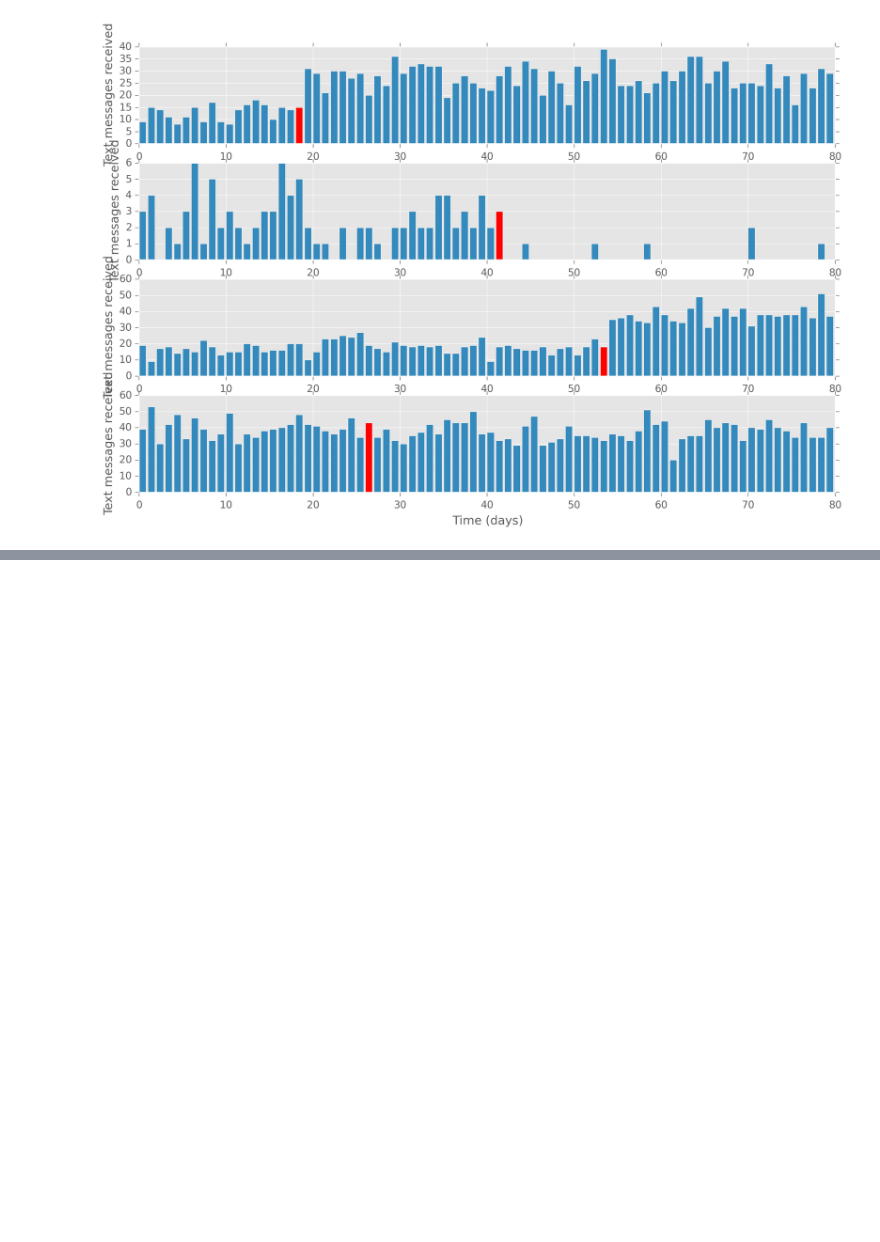
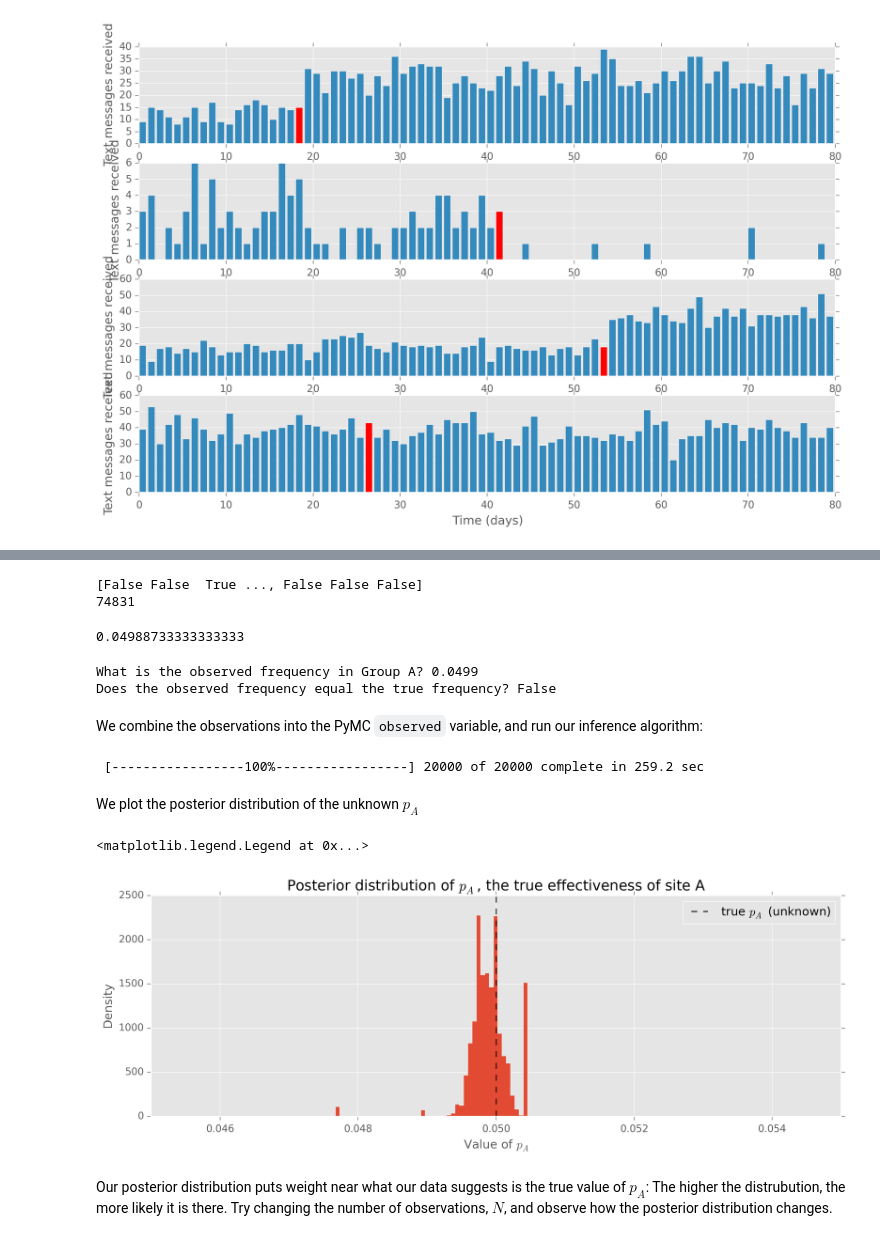
Before and after one commit to doolingdavid/Probabilistic-Programming-and-Bayesian-Methods-for-Hackers, a Jupyter notebook: Chapter2_MorePyMC/chaptertwonotes.ipynb, the cells around one changed output, grey strips where cells are left out. Saved outputs shown, nothing was run; the diff lists cells and outputs as text; code cells hidden in the pictures; blank space fills up the shorter version.

Commit message:
edits to  chaptertwonotes

````diff
--- a/Chapter2_MorePyMC/chaptertwonotes.ipynb
+++ b/Chapter2_MorePyMC/chaptertwonotes.ipynb
@@ -389,0 +419,5 @@ for i in range(4):
+# %%
+import pymc as pm
+
+# The parameters are the bounds of the Uniform
+p = pm.Uniform('p', lower=0, upper=1)
@@ -389,0 +427,56 @@ for i in range(4):
+# %%
+# set constants
+p_true = 0.05 # remember, this is unknown in real life
+N = 1500000
+# sample N Bernoulli random variables from Ber(0.05)
+# Eacah random variable has a 0.05 chance of being 1
+# This is the data-generation step
+
+occurrences = pm.rbernoulli(p_true, N)
+
+print occurrences # Remeber: Python treats True == 1, and False == 0
+print occurrences.sum()
+# %% [output]
+[False False  True ..., False False False]
+74831
+# %%
+74831/1500000.
+# %% [output]
+0.04988733333333333
+# %%
+# Occurences.mean() is equal to n/N
+
+print "What is the observed frequency in Group A? %.4f" % occurrences.mean()
+print "Does the observed frequency equal the true frequency? %s " % (occurrences.mean() == p_true)
+# %% [output]
+What is the observed frequency in Group A? 0.0499
+Does the observed frequency equal the true frequency? False
+# %% [markdown]
+We combine the observations into the PyMC ```observed``` variable, and run our inference algorithm:
+# %%
+# Include the observations, which are Bernoulli
+
+obs = pm.Bernoulli("obs", p, value=occurrences, observed=True)
+
+# to be explained in Chapter 3
+
+mcmc = pm.MCMC([p, obs])
+mcmc.sample(20000, 1000)
+# %% [output]
+ [-----------------100%-----------------] 20000 of 20000 complete in 259.2 sec
+# %% [markdown]
+We plot the posterior distribution of the unknown $p_A$
+# %%
+figsize(12.5, 4)
+plt.title("Posterior distribution of $p_A$, the true effectiveness of site A")
+plt.vlines(p_true, 0, 2500, linestyle="--",label="true $p_A$ (unknown)")
+plt.hist(mcmc.trace("p")[:], bins=45, histtype="stepfilled", normed=True)
+plt.xlabel("Value of $p_A$")
+plt.ylabel("Density")
+plt.xlim(0.045,0.055)
+plt.legend()
+# %% [output]
+<matplotlib.legend.Legend at 0x...>
+[figure, added]
+# %% [markdown]
+Our posterior distribution puts weight near what our data suggests is the true value of $p_A$: The higher the distrubution, the more likely it is there. Try changing the number of observations, $N$, and observe how the posterior distribution changes.
````
Also changed, not shown: parts of 10 cells of this notebook.
